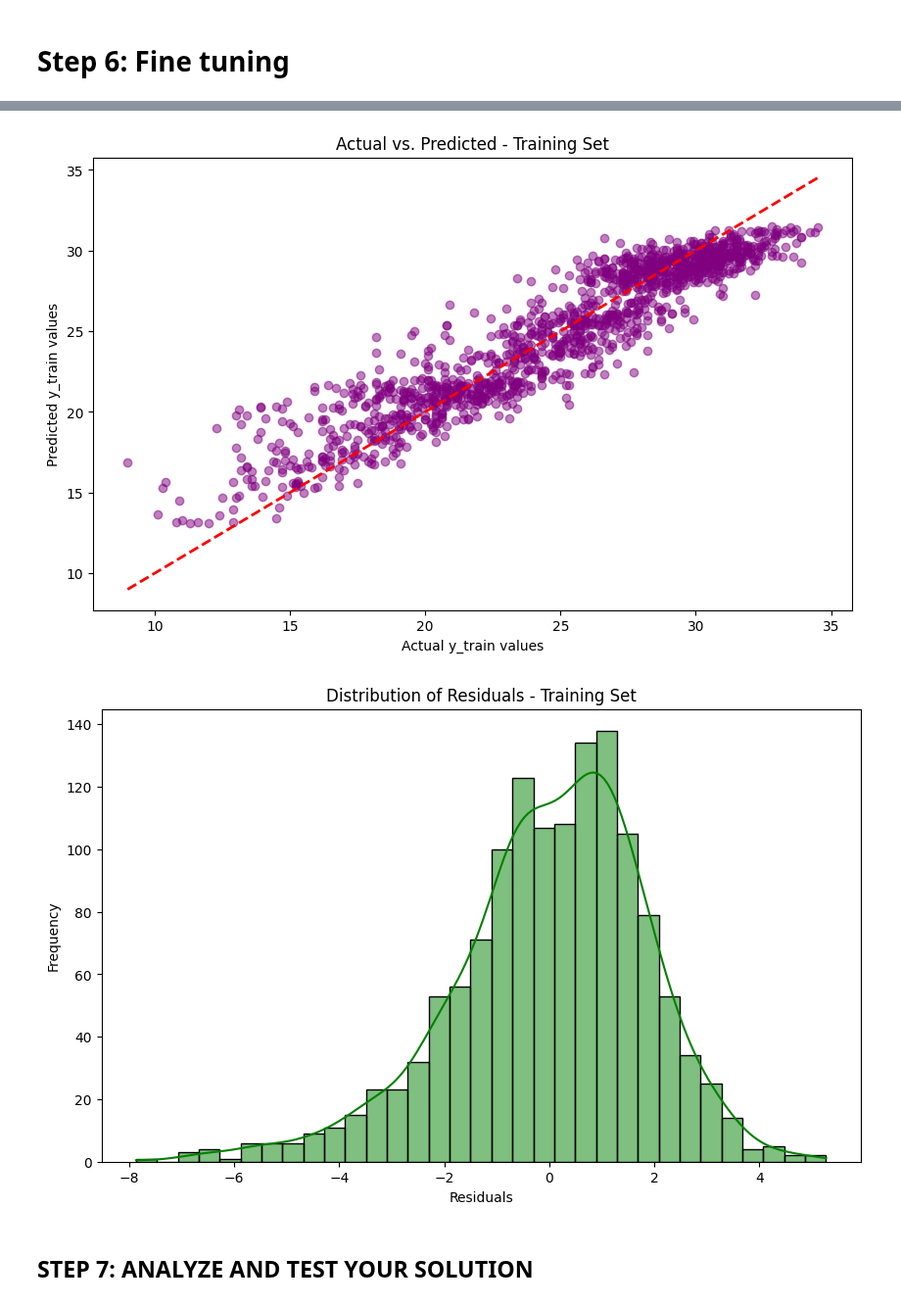
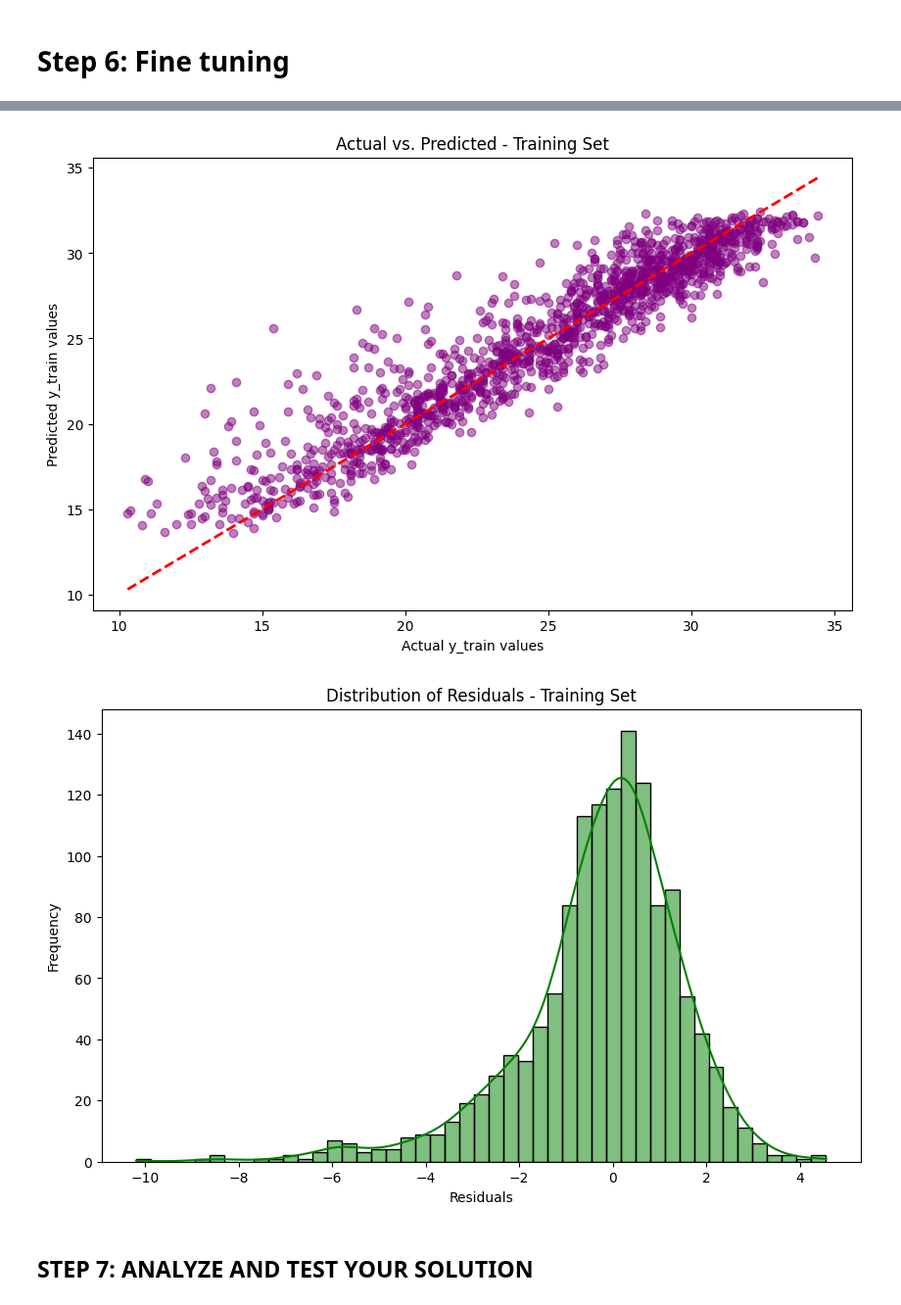
Before and after one commit to lbibi1805-dot/ML_WEATHER_PREDICTION, a Jupyter notebook: team_01.ipynb, the cells around one changed output, grey strips where cells are left out. Shown at 98% size. Saved outputs shown, nothing was run; the diff lists cells and outputs as text; code cells hidden in the pictures.

```diff
--- a/team_01.ipynb
+++ b/team_01.ipynb
@@ -326,6 +323,6 @@ k = -2 indicates that the "temp" label will be shifted up by 2 rows. This means
 As a result, if the original data row has a temperature of 25°C on day 1, after shifting, the data row for day 1 will have a temperature label of 25°C for day 3.
 # %%
-k = -2
+k = -1
 raw_data['temp'] = raw_data['temp'].shift(k)
 
 # Drop the rows with NaN values that were created by the shift
@@ -1278,7 +1294,7 @@ if method == 1: #XGBoost
     from sklearn.model_selection import GridSearchCV
     cv = KFold(n_splits=5,shuffle=True,random_state=37)
 
-    run_new_search = 1
+    run_new_search = 0
     if run_new_search:
         model = XGBRegressor()
 
@@ -1346,35 +1362,35 @@ if method == 1: #XGBoost
         plt.show()
 
         # Calculate and plot residuals
         residuals = y_train - y_train_pred
 
         import seaborn as sns
         plt.figure(figsize=(10, 6))
         sns.histplot(residuals, kde=True, color='green')
         plt.title('Distribution of Residuals - Training Set')
         plt.xlabel('Residuals')
         plt.ylabel('Frequency')
         plt.show()
 # %% [output]
 ____________ Fine-tune models ____________
 
 ====== Fine-tune XGBRegressor ======
 Best hyperparameter combination:  {'alpha': 1, 'gamma': 0.5, 'lambda': 0.1, 'learning_rate': 0.01, 'max_depth': 5, 'n_estimators': 300, 'subsample': 0.8}
 Best rmse:  2.4633648506253594
 Performance of hyperparameter combinations:
 rmse = 3.0004116166064008 {'alpha': 0, 'gamma': 0, 'lambda': 0, 'learning_rate': 0.01, 'max_depth': 3, 'n_estimators': 100, 'subsample': 0.8}
 rmse = 3.0098315186610747 {'alpha': 0, 'gamma': 0, 'lambda': 0, 'learning_rate': 0.01, 'max_depth': 3, 'n_estimators': 100, 'subsample': 1.0}
 rmse = 2.548391475709748 {'alpha': 0, 'gamma': 0, 'lambda': 0, 'learning_rate': 0.01, 'max_depth': 3, 'n_estimators': 200, 'subsample': 0.8}
 rmse = 2.562139244062899 {'alpha': 0, 'gamma': 0, 'lambda': 0, 'learning_rate': 0.01, 'max_depth': 3, 'n_estimators': 200, 'subsample': 1.0}
 rmse = 2.4749511566830953 {'alpha': 0, 'gamma': 0, 'lambda': 0, 'learning_rate': 0.01, 'max_depth': 3, 'n_estimators': 300, 'subsample': 0.8}
 rmse = 2.494162601942787 {'alpha': 0, 'gamma': 0, 'lambda': 0, 'learning_rate': 0.01, 'max_depth': 3, 'n_estimators': 300, 'subsample': 1.0}
 ... (2766 lines left out)
 rmse = 2.484293479547913 {'alpha': 1, 'gamma': 0, 'lambda': 1, 'learning_rate': 0.1, 'max_depth': 3, 'n_estimators': 100, 'subsample': 0.8}
 rmse = 2.4745784382933036 {'alpha': 1, 'gamma': 0, 'lambda': 1, 'learning_rate': 0.1, 'max_depth': 3, 'n_estimators': 100, 'subsample': 1.0}
 rmse = 2.509925406840562 {'alpha': 1, 'gamma': 0, 'lambda': 1, 'learning_rate': 0.1, 'max_depth': 3, 'n_estimators': 200, 'subsample': 0.8}
 rmse = 2.5062820752394734
-[figure, old version]
+[figure, new version]
-[figure, old version]
+[figure, new version]
 # %% [markdown]
 ## STEP 7: ANALYZE AND TEST YOUR SOLUTION
 # %% [markdown]
```
Also changed, not shown: parts of 43 cells of this notebook.
